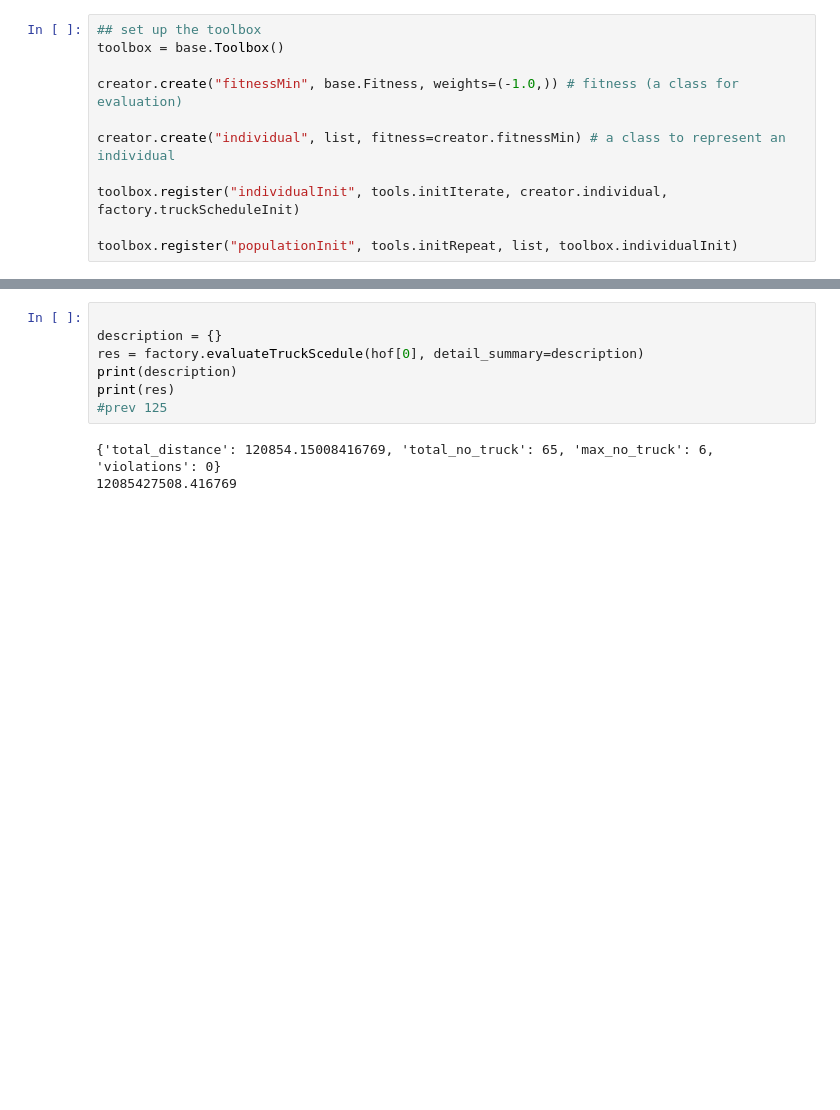
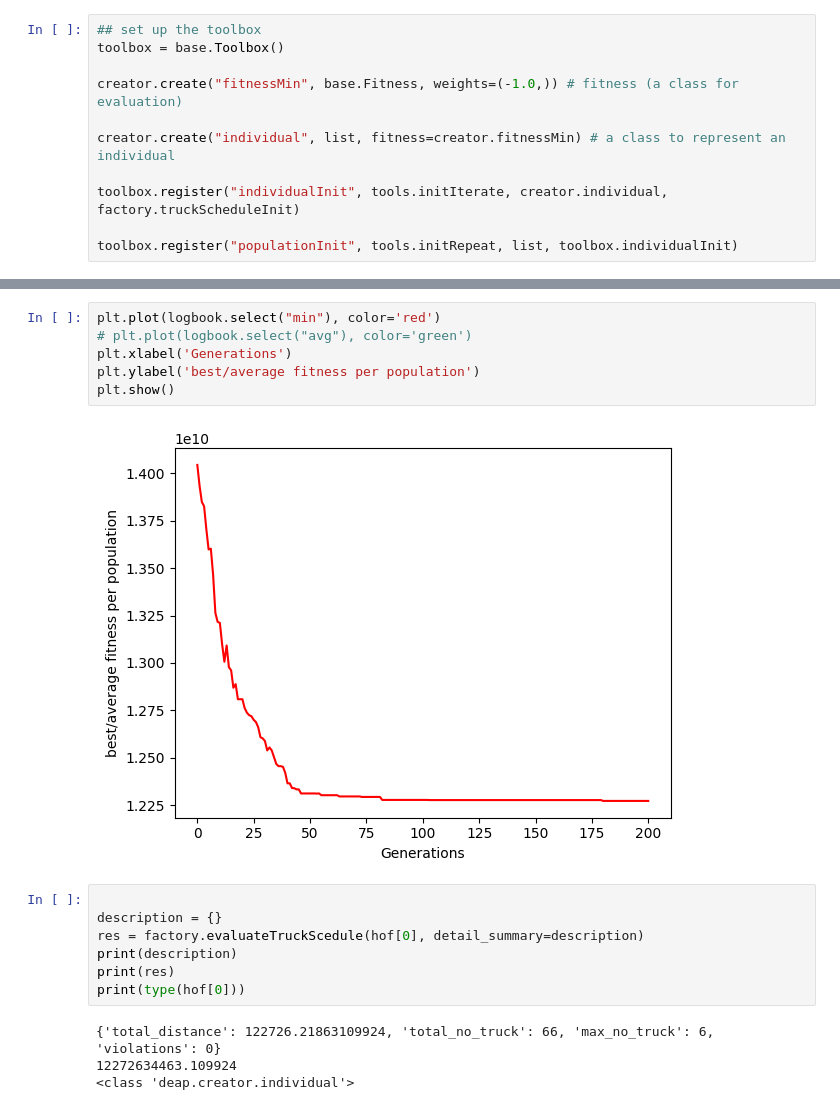
Before and after one commit to JoshuaNgerng/VRP_DEAP, a Jupyter notebook: deap.ipynb, the cells around one changed output, grey strips where cells are left out. Drawn from its saved outputs; the diff is of its cells as text; blank space fills up the shorter version.

```diff
--- a/deap.ipynb
+++ b/deap.ipynb
@@ -100,10 +100,19 @@ gen     nevals  min             avg
+# %%
+plt.plot(logbook.select("min"), color='red')
+# plt.plot(logbook.select("avg"), color='green')
+plt.xlabel('Generations')
+plt.ylabel('best/average fitness per population')
+plt.show()
+# %% [output]
+[figure, added]
 # %%
 
 description = {}
 res = factory.evaluateTruckScedule(hof[0], detail_summary=description)
 print(description)
 print(res)
-#prev 125
+print(type(hof[0]))
 # %% [output]
-{'total_distance': 120854.15008416769, 'total_no_truck': 65, 'max_no_truck': 6, 'violations': 0}
-12085427508.416769
+{'total_distance': 122726.21863109924, 'total_no_truck': 66, 'max_no_truck': 6, 'violations': 0}
+12272634463.109924
+<class 'deap.creator.individual'>
```
Also changed, not shown: parts of 3 cells of this notebook, 1 other file.
